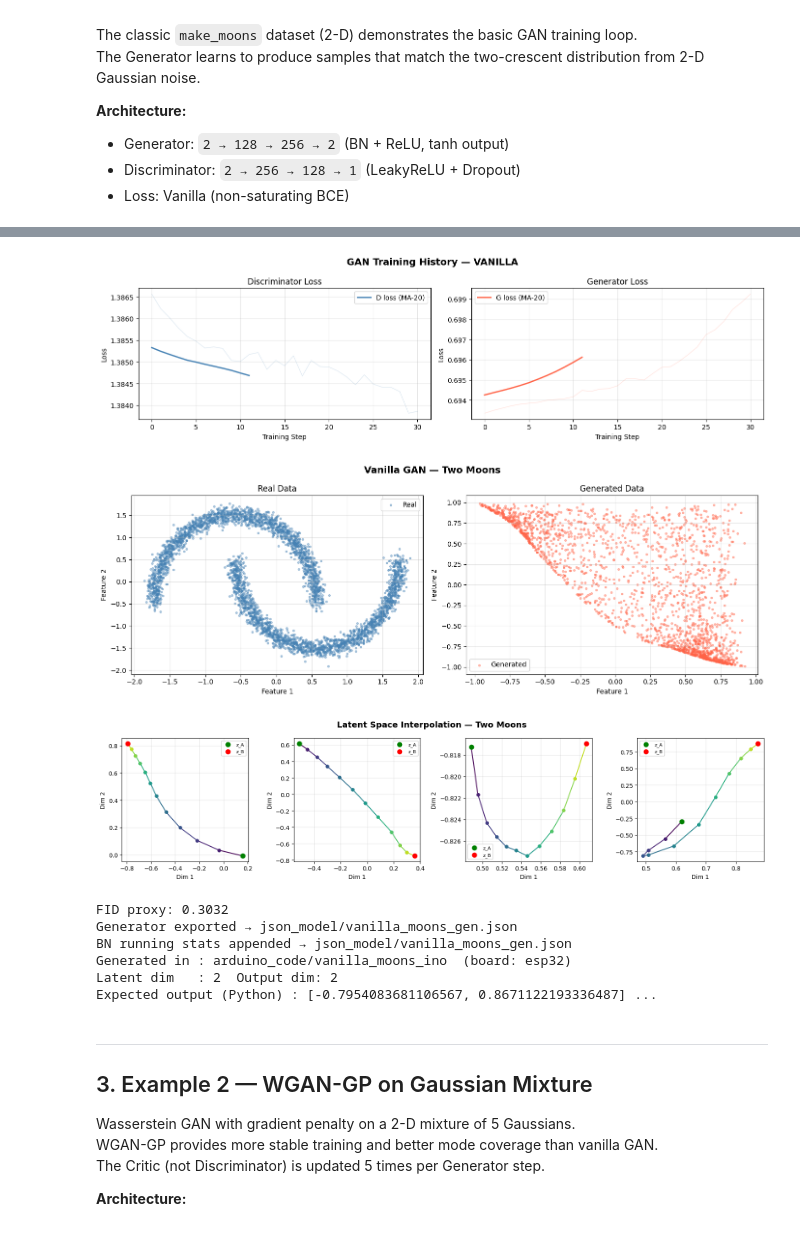
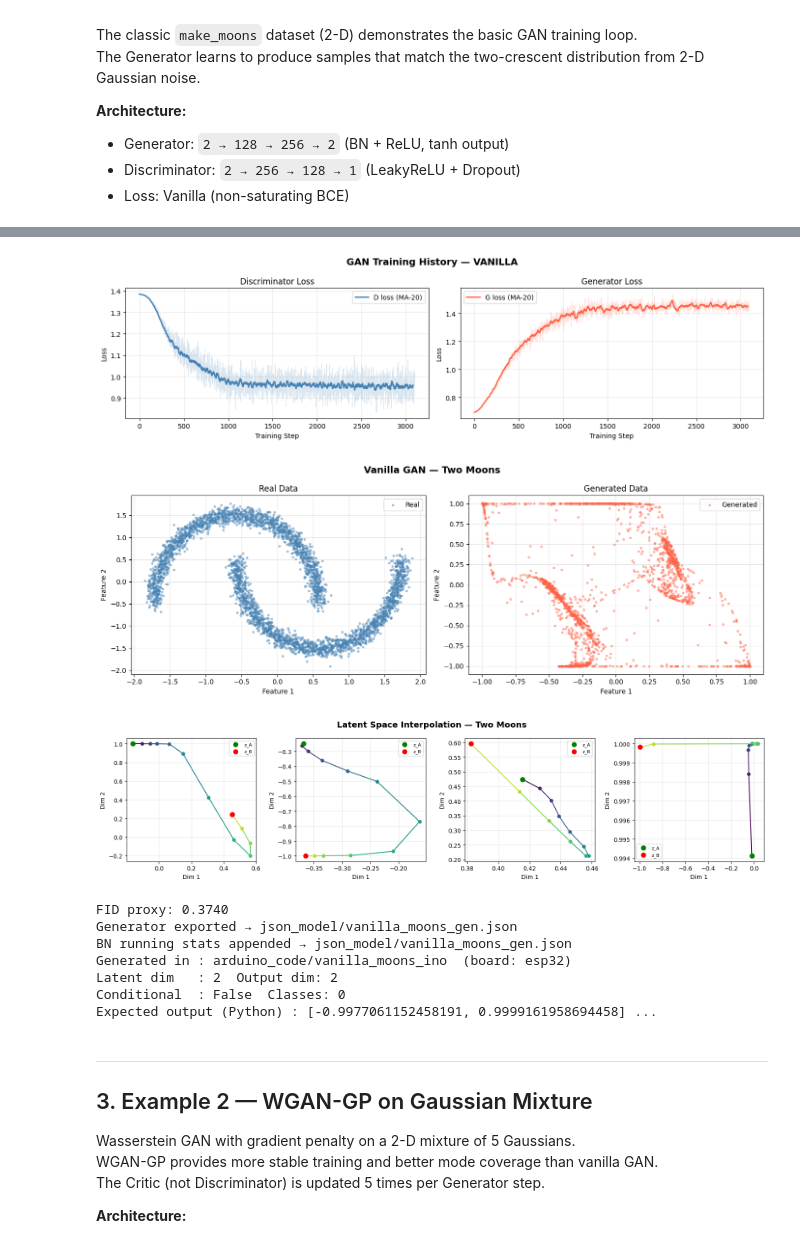
Before and after one commit to thommaskevin/TinyML, a Jupyter notebook: 37_GAN/gan.ipynb, the cells around one changed output, grey strips where cells are left out. Cells and saved outputs as stored; diff of their text form; code cells hidden in the pictures.

```diff
--- a/37_GAN/gan.ipynb
+++ b/37_GAN/gan.ipynb
@@ -121,7 +121,7 @@ def train_vanilla_moons():
     )
 
     # ---- Train ----
-    d_losses, g_losses = trainer.train(loader, epochs=1, print_every=50)
+    d_losses, g_losses = trainer.train(loader, epochs=100, print_every=50)
 
     # ---- Visualize ----
     plot_training_history(d_losses, g_losses, loss_type='vanilla')
@@ -149,12 +151,13 @@ G1, D1 = train_vanilla_moons()
-[figure, old version]
+[figure, new version]
-[figure, old version]
+[figure, new version]
-[figure, old version]
+[figure, new version]
-FID proxy: 0.3032
+FID proxy: 0.3740
 Generator exported → json_model/vanilla_moons_gen.json
 BN running stats appended → json_model/vanilla_moons_gen.json
 Generated in : arduino_code/vanilla_moons_ino  (board: esp32)
 Latent dim   : 2  Output dim: 2
-Expected output (Python) : [-0.7954083681106567, 0.8671122193336487] ...
+Conditional  : False  Classes: 0
+Expected output (Python) : [-0.9977061152458191, 0.9999161958694458] ...
 # %% [markdown]
 ---
 ## 3. Example 2 — WGAN-GP on Gaussian Mixture
```
Also changed, not shown: parts of 4 cells of this notebook, 22 other files.
